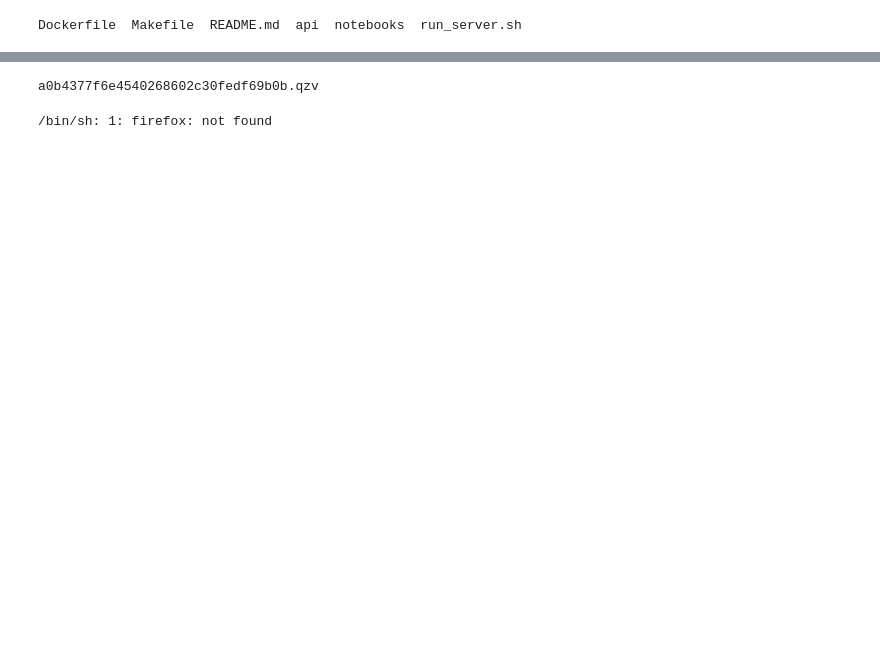
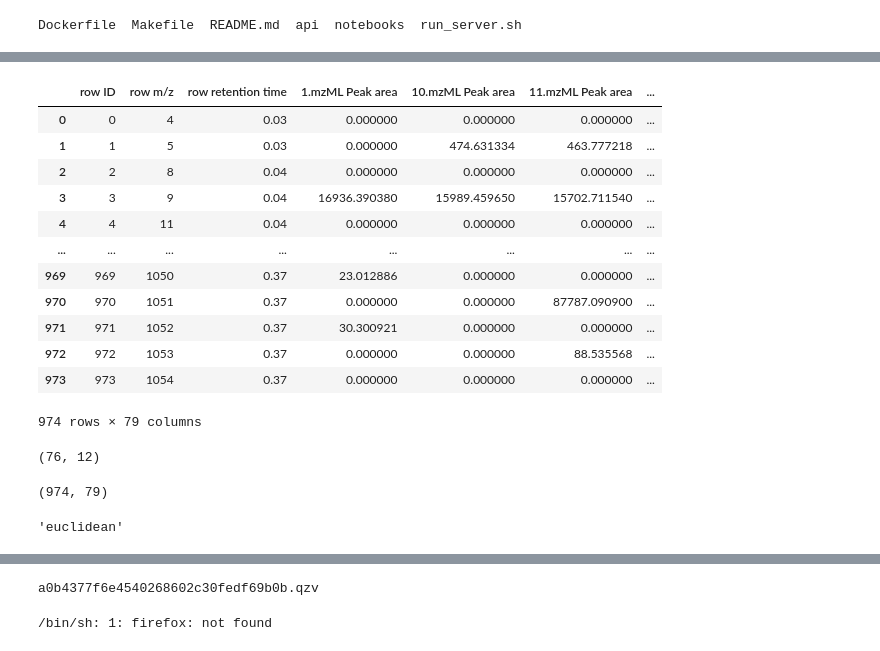
Before and after one commit to computational-chemical-biology/ClusterApp, a Jupyter notebook: notebooks/pcoa.ipynb, the cells around one changed output, grey strips where cells are left out. Saved outputs shown, nothing was run; the diff lists cells and outputs as text; code cells hidden in the pictures; blank space fills up the shorter version.

Commit message:
updating notebook to format table obtained from drag and drop

```diff
--- a/notebooks/pcoa.ipynb
+++ b/notebooks/pcoa.ipynb
@@ -40,0 +137,3 @@ pcoa_obj.visualization.save(pcoa_file)
+# %%
+feat = feat_table[feat_table.columns[plast_attr:]].T
+feat.head()
@@ -40,0 +165,3 @@ pcoa_obj.visualization.save(pcoa_file)
+# %%
+feat.columns = meta.filename+' Peak area'
+feat.head()
@@ -40,0 +180,4 @@ pcoa_obj.visualization.save(pcoa_file)
+# %%
+feat_tmp = pd.DataFrame(feat.index)
+feat_tmp.reset_index(inplace=True)
+feat_tmp
@@ -40,0 +198,6 @@ pcoa_obj.visualization.save(pcoa_file)
+# %%
+feat_tmp = pd.DataFrame(feat_tmp[0].apply(lambda a: a.split("_")).tolist())
+feat_tmp.reset_index(inplace=True)
+
+feat_tmp.columns = ['row ID', 'row m/z', 'row retention time']
+feat_tmp
@@ -40,0 +218,29 @@ pcoa_obj.visualization.save(pcoa_file)
+# %%
+feat = pd.concat([feat_tmp, feat.reset_index(drop=True)], axis=1)
+feat
+# %% [output]
+|  | row ID | row m/z | row retention time | 1.mzML Peak area | 10.mzML Peak area | 11.mzML Peak area | ... |
+| 0 | 0 | 4 | 0.03 | 0.000000 | 0.000000 | 0.000000 | ... |
+| 1 | 1 | 5 | 0.03 | 0.000000 | 474.631334 | 463.777218 | ... |
+| 2 | 2 | 8 | 0.04 | 0.000000 | 0.000000 | 0.000000 | ... |
+| 3 | 3 | 9 | 0.04 | 16936.390380 | 15989.459650 | 15702.711540 | ... |
+| 4 | 4 | 11 | 0.04 | 0.000000 | 0.000000 | 0.000000 | ... |
+| ... | ... | ... | ... | ... | ... | ... | ... |
+| 969 | 969 | 1050 | 0.37 | 23.012886 | 0.000000 | 0.000000 | ... |
+| 970 | 970 | 1051 | 0.37 | 0.000000 | 0.000000 | 87787.090900 | ... |
+| 971 | 971 | 1052 | 0.37 | 30.300921 | 0.000000 | 0.000000 | ... |
+| 972 | 972 | 1053 | 0.37 | 0.000000 | 0.000000 | 88.535568 | ... |
+| 973 | 973 | 1054 | 0.37 | 0.000000 | 0.000000 | 0.000000 | ... |
+974 rows × 79 columns
+# %%
+meta.shape
+# %% [output]
+(76, 12)
+# %%
+feat.shape
+# %% [output]
+(974, 79)
+# %%
+metric
+# %% [output]
+'euclidean'
```
Also changed, not shown: parts of 24 cells of this notebook.
